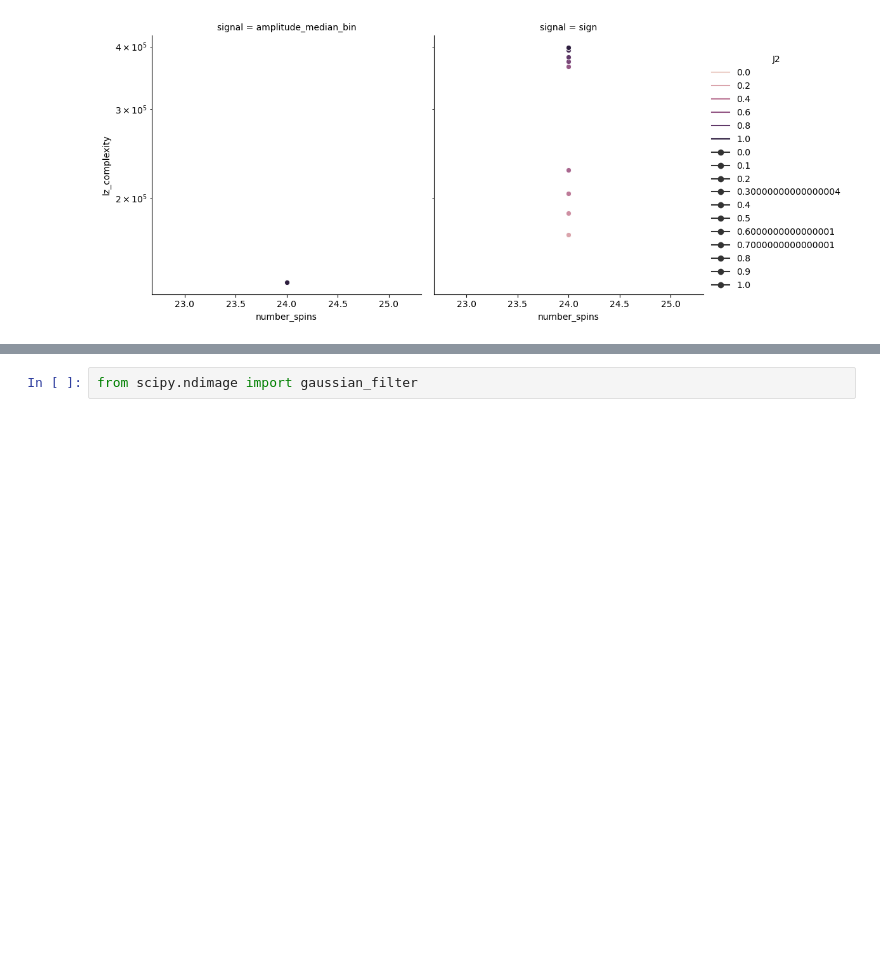
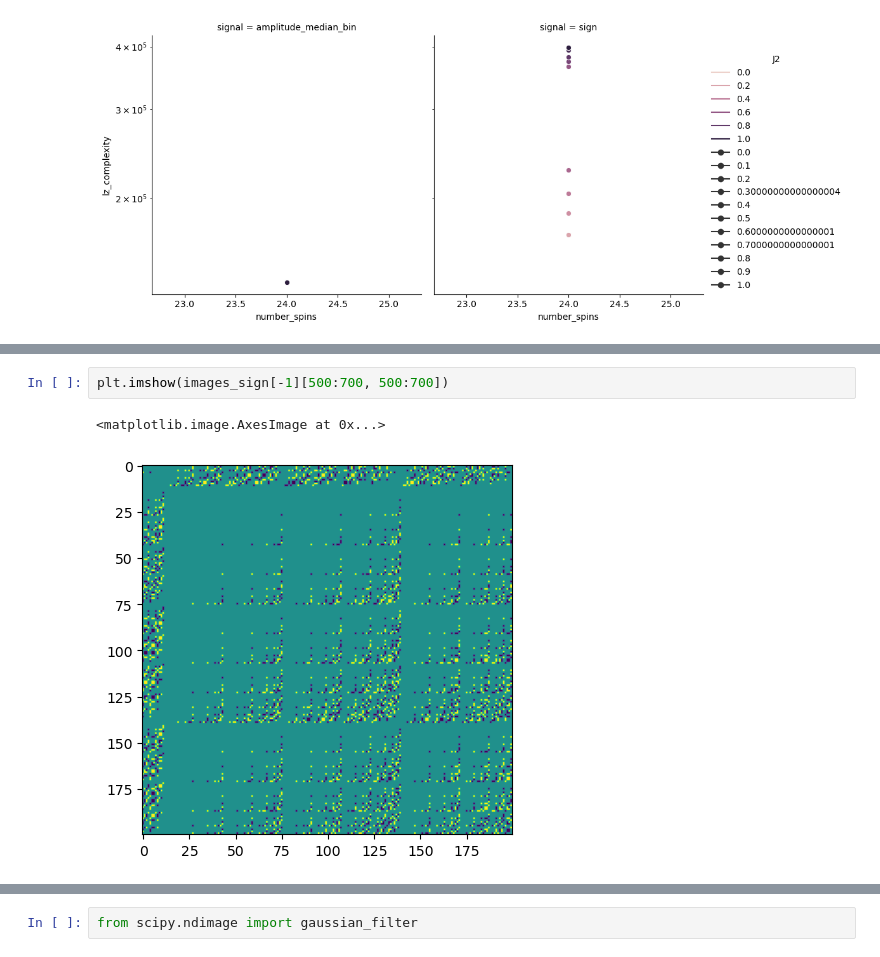
Before and after one commit to ischurov/frustrations-eda, a Jupyter notebook: lz_complexity.ipynb, the cells around one changed output, grey strips where cells are left out. Saved outputs shown, nothing was run; the diff lists cells and outputs as text; blank space fills up the shorter version.

```diff
--- a/lz_complexity.ipynb
+++ b/lz_complexity.ipynb
@@ -187,2 +168,7 @@ for J2 in J2s:
+# %%
+plt.imshow(images_sign[-1][500:700, 500:700])
+# %% [output]
+<matplotlib.image.AxesImage at 0x...>
+[figure, added]
 # %%
 while True:
```
Also changed, not shown: parts of 13 cells of this notebook, 4 other files.
